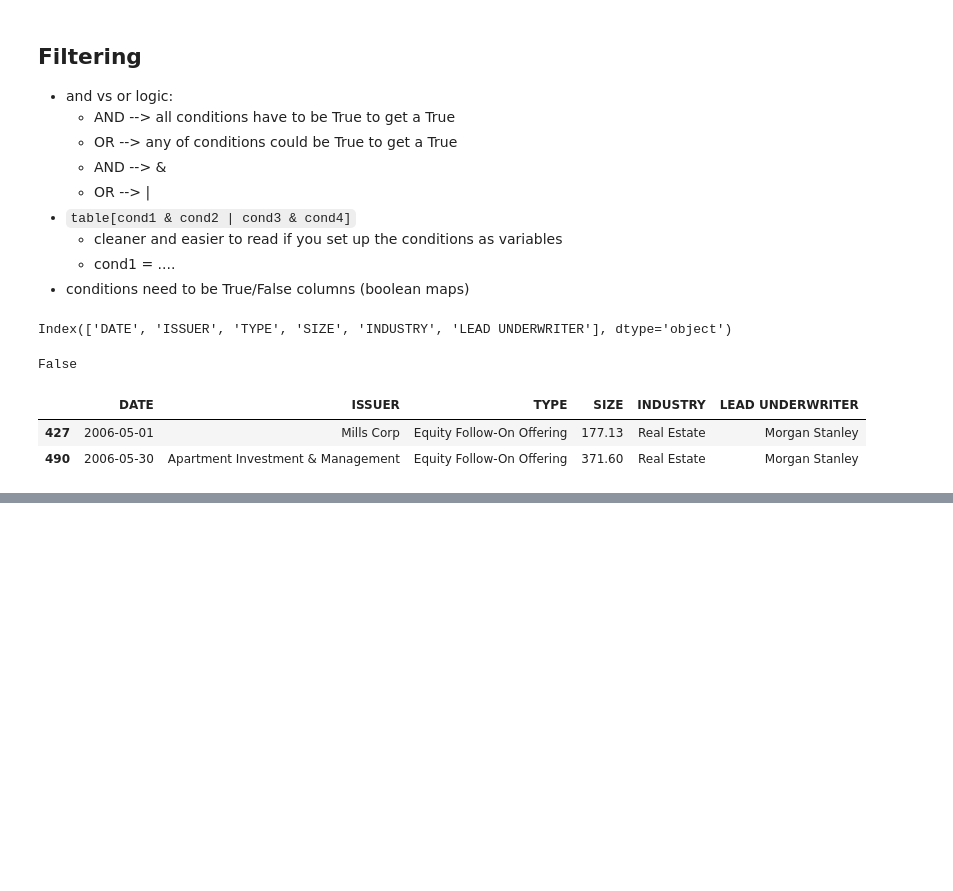
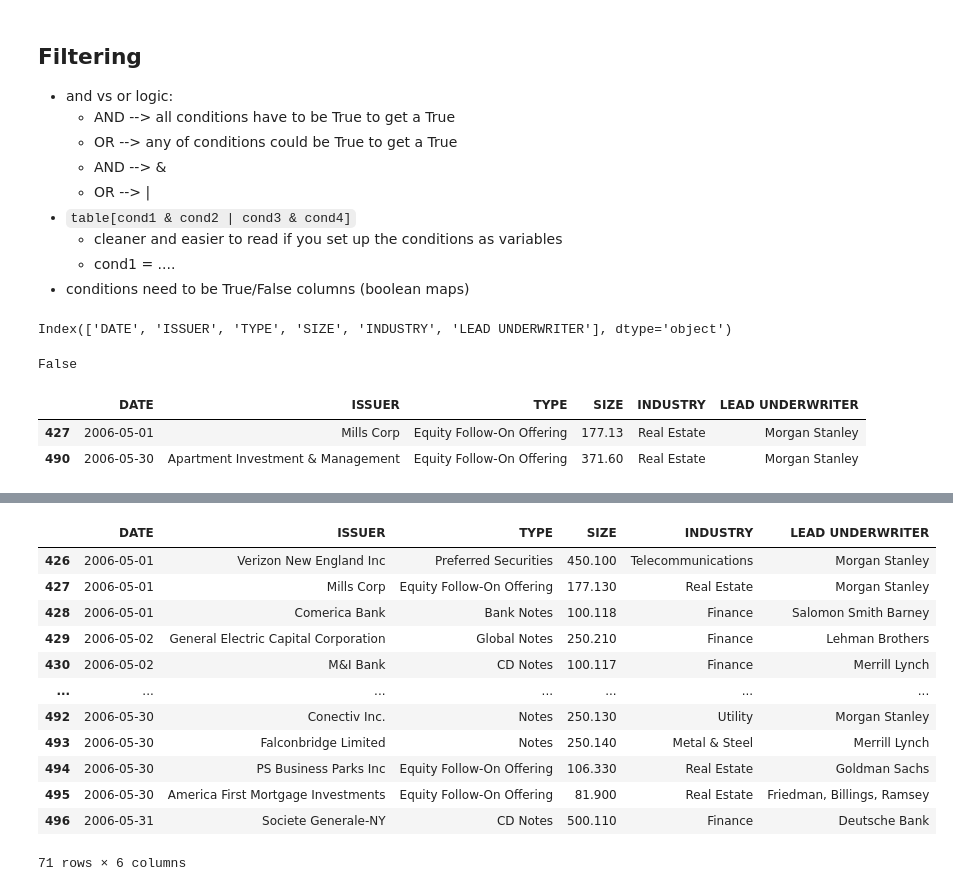
Before and after one commit to TheMarqueeGroup/JPM_DS_EMEA_Apr2024, a Jupyter notebook: day1_notes.ipynb, the cells around one changed output, grey strips where cells are left out. Saved outputs shown, nothing was run; the diff lists cells and outputs as text; code cells hidden in the pictures; blank space fills up the shorter version.

```diff
--- a/day1_notes.ipynb
+++ b/day1_notes.ipynb
@@ -1344,0 +1470,18 @@ sp500[cond1 | cond2]
+# %%
+#b) range of dates
+#df[df['DATE']=='2006-05'] #only defaults to May 1, not entire may
+df[df['DATE'].between('2006-05-01', '2006-06-01', inclusive='left')]
+# %% [output]
+|  | DATE | ISSUER | TYPE | SIZE | INDUSTRY | LEAD UNDERWRITER |
+| 426 | 2006-05-01 | Verizon New England Inc | Preferred Securities | 450.100 | Telecommunications | Morgan Stanley |
+| 427 | 2006-05-01 | Mills Corp | Equity Follow-On Offering | 177.130 | Real Estate | Morgan Stanley |
+| 428 | 2006-05-01 | Comerica Bank | Bank Notes | 100.118 | Finance | Salomon Smith Barney |
+| 429 | 2006-05-02 | General Electric Capital Corporation | Global Notes | 250.210 | Finance | Lehman Brothers |
+| 430 | 2006-05-02 | M&I Bank | CD Notes | 100.117 | Finance | Merrill Lynch |
+| ... | ... | ... | ... | ... | ... | ... |
+| 492 | 2006-05-30 | Conectiv Inc. | Notes | 250.130 | Utility | Morgan Stanley |
+| 493 | 2006-05-30 | Falconbridge Limited | Notes | 250.140 | Metal & Steel | Merrill Lynch |
+| 494 | 2006-05-30 | PS Business Parks Inc | Equity Follow-On Offering | 106.330 | Real Estate | Goldman Sachs |
+| 495 | 2006-05-30 | America First Mortgage Investments | Equity Follow-On Offering | 81.900 | Real Estate | Friedman, Billings, Ramsey |
+| 496 | 2006-05-31 | Societe Generale-NY | CD Notes | 500.110 | Finance | Deutsche Bank |
+71 rows × 6 columns
```
Also changed, not shown: parts of 16 cells of this notebook.
